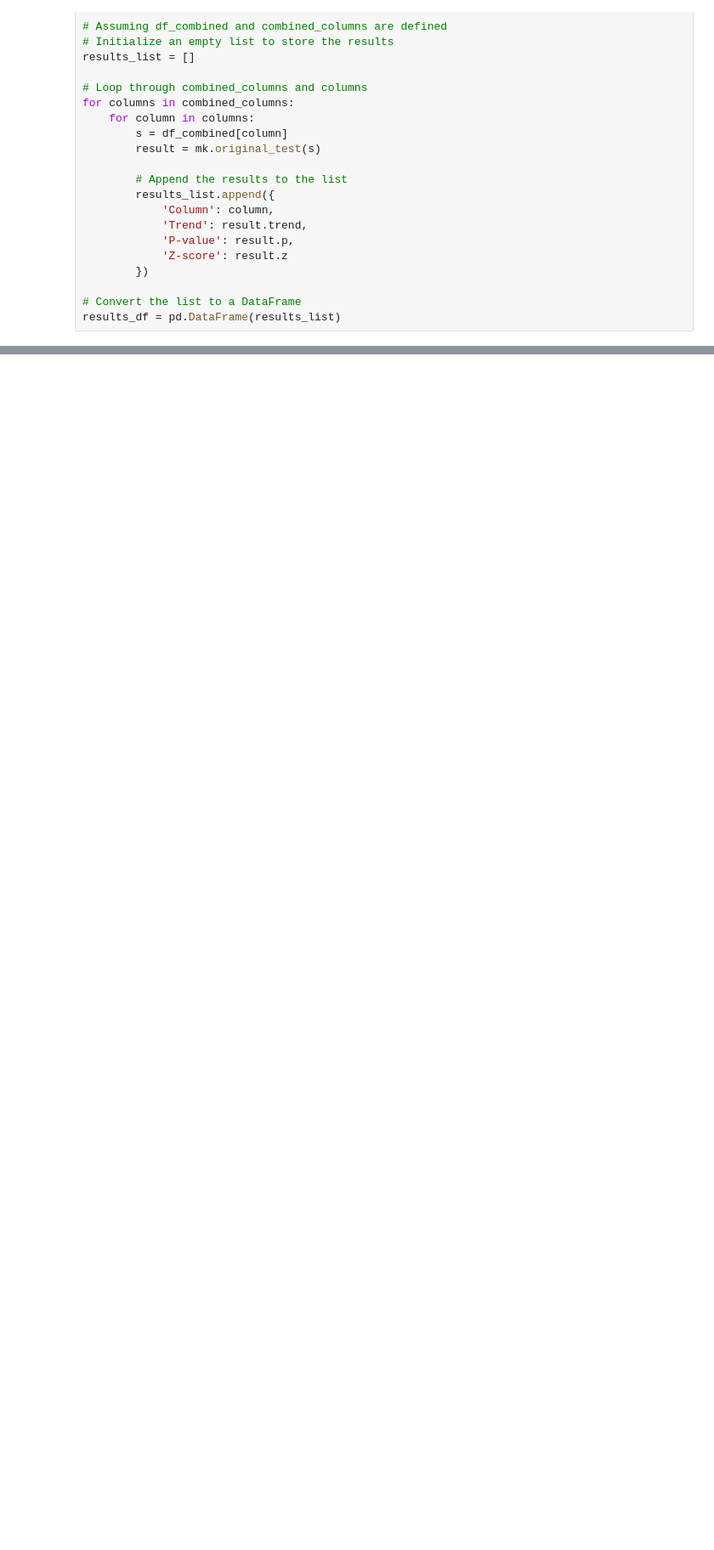
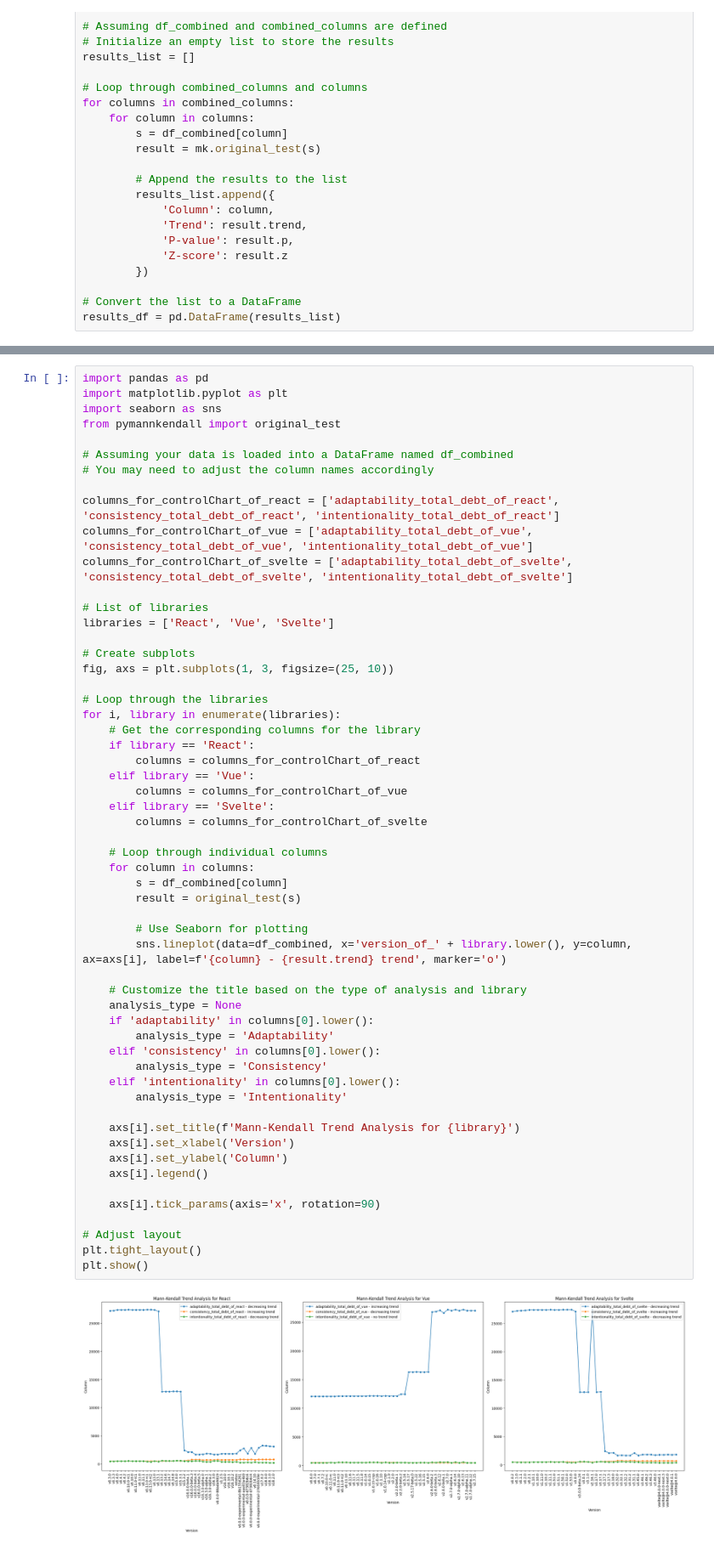
Before and after one commit to NotAlpha45/Analysis-of-Code-Smell-and-Refactoring, a Jupyter notebook: Code/Analysis/RQ2/general_analysis.ipynb, the cells around one changed output, grey strips where cells are left out. Shown at 85% size. Cells and saved outputs as stored; diff of their text form; blank space fills up the shorter version.

```diff
--- a/Code/Analysis/RQ2/general_analysis.ipynb
+++ b/Code/Analysis/RQ2/general_analysis.ipynb
@@ -254,0 +312,58 @@ Passing `palette` without assigning `hue` is deprecated and will be removed in v
+# %%
+import pandas as pd
+import matplotlib.pyplot as plt
+import seaborn as sns
+from pymannkendall import original_test
+
+# Assuming your data is loaded into a DataFrame named df_combined
+# You may need to adjust the column names accordingly
+
+columns_for_controlChart_of_react = ['adaptability_total_debt_of_react', 'consistency_total_debt_of_react', 'intentionality_total_debt_of_react']
+columns_for_controlChart_of_vue = ['adaptability_total_debt_of_vue', 'consistency_total_debt_of_vue', 'intentionality_total_debt_of_vue']
+columns_for_controlChart_of_svelte = ['adaptability_total_debt_of_svelte', 'consistency_total_debt_of_svelte', 'intentionality_total_debt_of_svelte']
+
+# List of libraries
+libraries = ['React', 'Vue', 'Svelte']
+
+# Create subplots
+fig, axs = plt.subplots(1, 3, figsize=(25, 10))
+
+# Loop through the libraries
+for i, library in enumerate(libraries):
+    # Get the corresponding columns for the library
+    if library == 'React':
+        columns = columns_for_controlChart_of_react
+    elif library == 'Vue':
+        columns = columns_for_controlChart_of_vue
+    elif library == 'Svelte':
+        columns = columns_for_controlChart_of_svelte
+
+    # Loop through individual columns
+    for column in columns:
+        s = df_combined[column]
+        result = original_test(s)
+
+        # Use Seaborn for plotting
+        sns.lineplot(data=df_combined, x='version_of_' + library.lower(), y=column, ax=axs[i], label=f'{column} - {result.trend} trend', marker='o')
+
+    # Customize the title based on the type of analysis and library
+    analysis_type = None
+    if 'adaptability' in columns[0].lower():
+        analysis_type = 'Adaptability'
+    elif 'consistency' in columns[0].lower():
+        analysis_type = 'Consistency'
+    elif 'intentionality' in columns[0].lower():
+        analysis_type = 'Intentionality'
+
+    axs[i].set_title(f'Mann-Kendall Trend Analysis for {library}')
+    axs[i].set_xlabel('Version')
+    axs[i].set_ylabel('Column')
+    axs[i].legend()
+
+    axs[i].tick_params(axis='x', rotation=90)
+
+# Adjust layout
+plt.tight_layout()
+plt.show()
+# %% [output]
+[figure, added]
```
Also changed, not shown: parts of 1 cell of this notebook, 3 other files.
